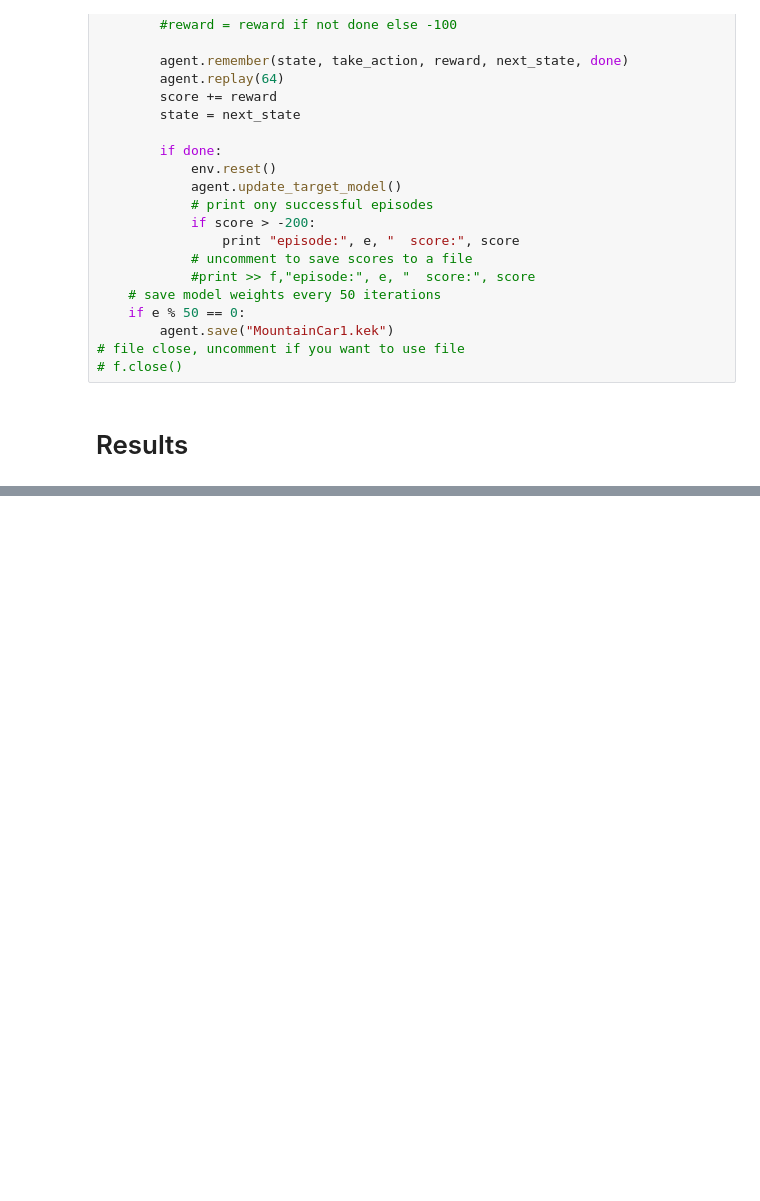
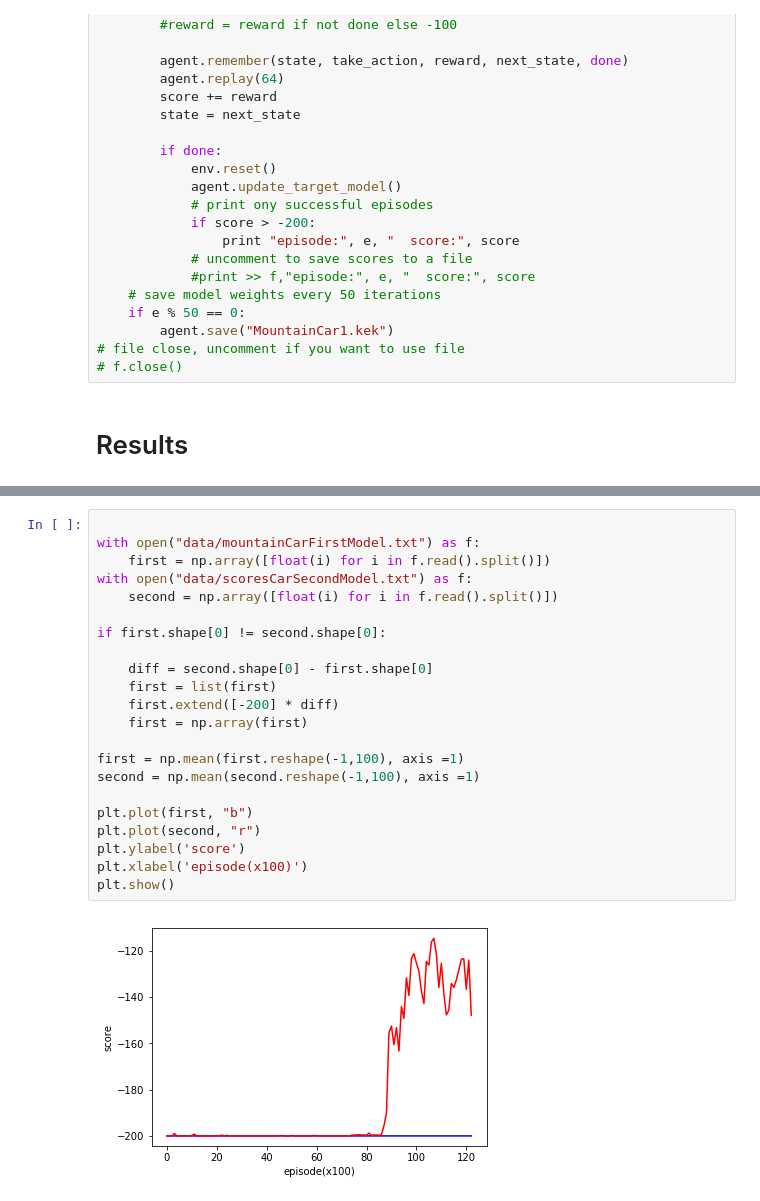
Before and after one commit to SeminAlex/hse-reinforcement_learning, a Jupyter notebook: deep RL.ipynb, the cells around one changed output, grey strips where cells are left out. Saved outputs shown, nothing was run; the diff lists cells and outputs as text; blank space fills up the shorter version.

```diff
--- a/deep RL.ipynb
+++ b/deep RL.ipynb
@@ -444,0 +465,24 @@ for e in range(100000):
+# %%
+
+with open("data/mountainCarFirstModel.txt") as f:
+    first = np.array([float(i) for i in f.read().split()])
+with open("data/scoresCarSecondModel.txt") as f:
+    second = np.array([float(i) for i in f.read().split()])
+
+if first.shape[0] != second.shape[0]:
+
+    diff = second.shape[0] - first.shape[0]
+    first = list(first)
+    first.extend([-200] * diff)
+    first = np.array(first)
+
+first = np.mean(first.reshape(-1,100), axis =1)
+second = np.mean(second.reshape(-1,100), axis =1)
+
+plt.plot(first, "b")
+plt.plot(second, "r")
+plt.ylabel('score')
+plt.xlabel('episode(x100)')
+plt.show()
+# %% [output]
+[figure, added]
```
Also changed, not shown: parts of 1 cell of this notebook, 3 other files.
